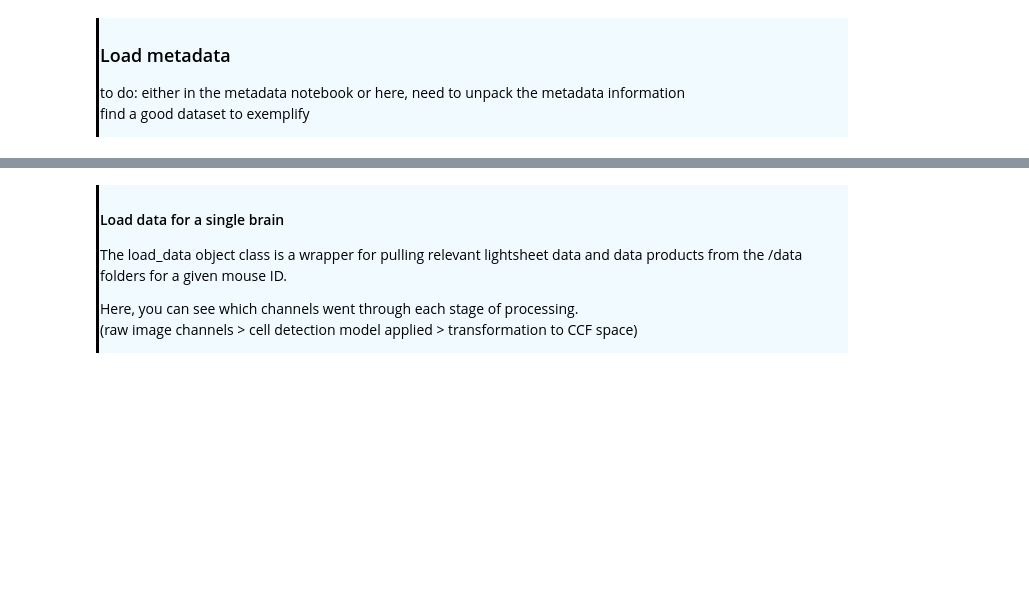
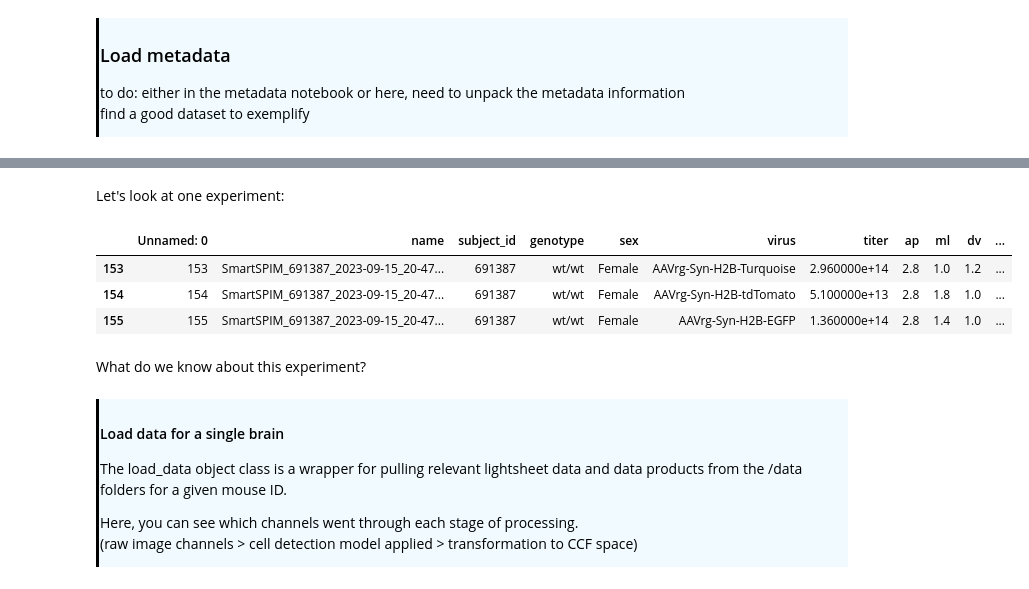
Before and after one commit to AllenNeuralDynamics/AIND-CNC-SmartSPIM-Workshop, a Jupyter notebook: code/Workshop Notebook V3.ipynb, the cells around one changed output, grey strips where cells are left out. Cells and saved outputs as stored; diff of their text form; code cells hidden in the pictures; blank space fills up the shorter version.

```diff
--- a/code/Workshop Notebook V3.ipynb
+++ b/code/Workshop Notebook V3.ipynb
@@ -77,3 +74,14 @@ SdV: It might help to start with picking a brain - what do we know about this br
+# %% [markdown]
+Let's look at one experiment:
+# %%
+metadata_df[metadata_df.subject_id==691387]
+# %% [output]
+|  | Unnamed: 0 | name | subject_id | genotype | sex | virus | titer | ap | ml | dv | ... |
+| 153 | 153 | SmartSPIM_691387_2023-09-15_20-47... | 691387 | wt/wt | Female | AAVrg-Syn-H2B-Turquoise | 2.960000e+14 | 2.8 | 1.0 | 1.2 | ... |
+| 154 | 154 | SmartSPIM_691387_2023-09-15_20-47... | 691387 | wt/wt | Female | AAVrg-Syn-H2B-tdTomato | 5.100000e+13 | 2.8 | 1.8 | 1.0 | ... |
+| 155 | 155 | SmartSPIM_691387_2023-09-15_20-47... | 691387 | wt/wt | Female | AAVrg-Syn-H2B-EGFP | 1.360000e+14 | 2.8 | 1.4 | 1.0 | ... |
+# %% [markdown]
+What do we know about this experiment?
 # %% [markdown]
 <div style="border-left: 3px solid #000; padding: 1px; padding-left: 10px; background: #F0FAFF; ">
 
```
Also changed, not shown: parts of 2 cells of this notebook.
